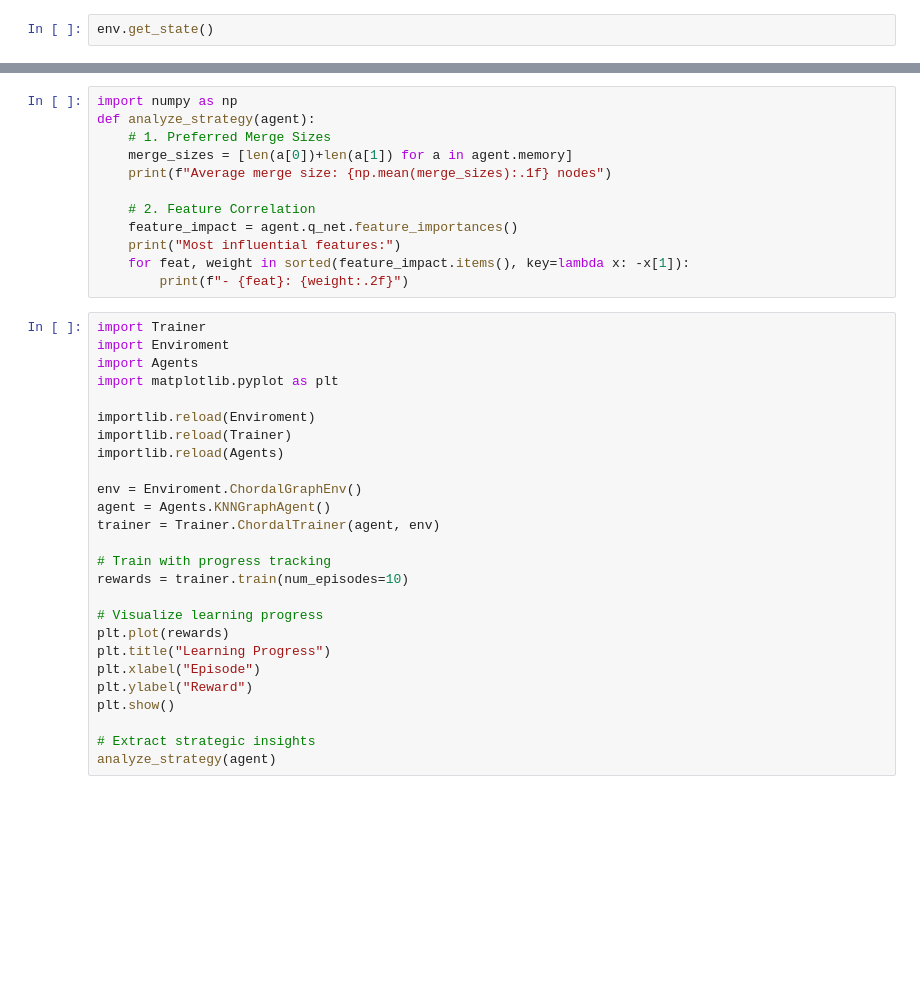
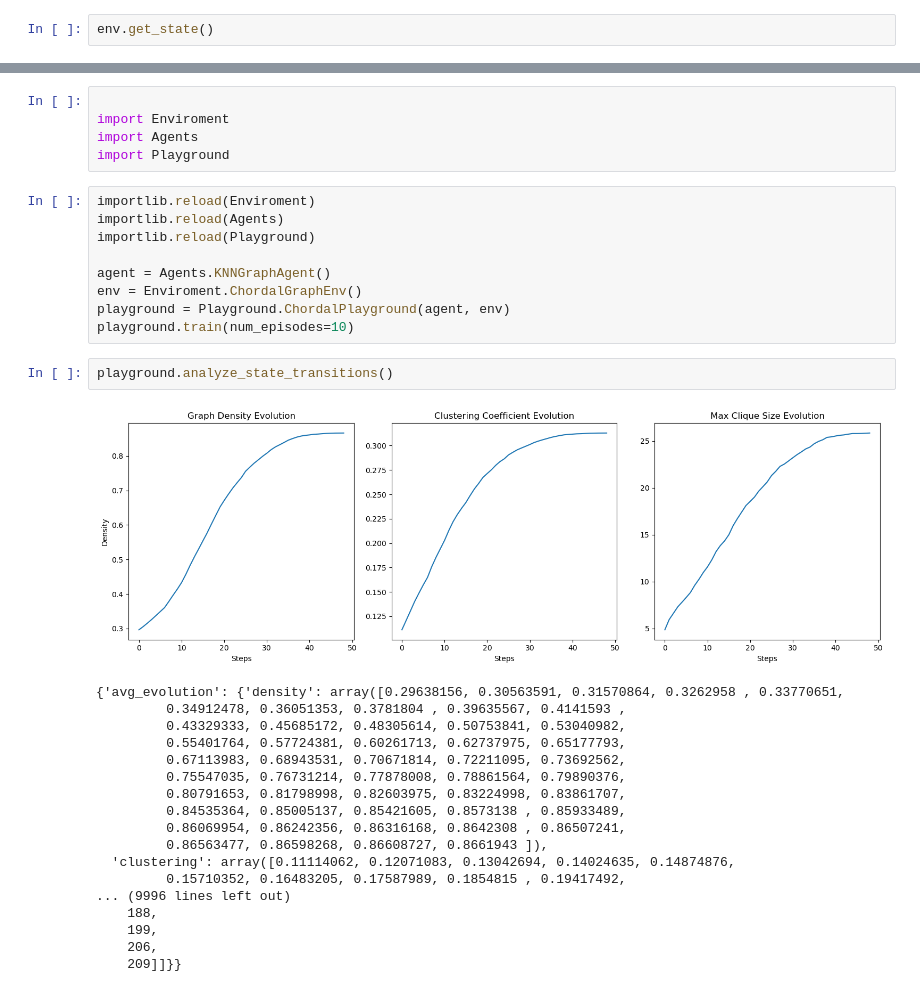
Before and after one commit to FibonAdithya/NetFaCE, a Jupyter notebook: Reinforcement Learning/Testing.ipynb, the cells around one changed output, grey strips where cells are left out. Cells and saved outputs as stored; diff of their text form; blank space fills up the shorter version.

```diff
--- a/Reinforcement Learning/Testing.ipynb
+++ b/Reinforcement Learning/Testing.ipynb
@@ -35,38 +105,35 @@ env.valid_clique_merges()
-# %%
-import numpy as np
-def analyze_strategy(agent):
-    # 1. Preferred Merge Sizes
-    merge_sizes = [len(a[0])+len(a[1]) for a in agent.memory]
-    print(f"Average merge size: {np.mean(merge_sizes):.1f} nodes")
-
-    # 2. Feature Correlation
-    feature_impact = agent.q_net.feature_importances()
-    print("Most influential features:")
-    for feat, weight in sorted(feature_impact.items(), key=lambda x: -x[1]):
-        print(f"- {feat}: {weight:.2f}")
-# %%
-import Trainer
-import Enviroment
-import Agents
-import matplotlib.pyplot as plt
-
-importlib.reload(Enviroment)
-importlib.reload(Trainer)
-importlib.reload(Agents)
-
-env = Enviroment.ChordalGraphEnv()
-agent = Agents.KNNGraphAgent()
-trainer = Trainer.ChordalTrainer(agent, env)
-
-# Train with progress tracking
-rewards = trainer.train(num_episodes=10)
-
-# Visualize learning progress
-plt.plot(rewards)
-plt.title("Learning Progress")
-plt.xlabel("Episode")
-plt.ylabel("Reward")
-plt.show()
-
-# Extract strategic insights
-analyze_strategy(agent)
+# %%
+
+import Enviroment
+import Agents
+import Playground
+# %%
+importlib.reload(Enviroment)
+importlib.reload(Agents)
+importlib.reload(Playground)
+
+agent = Agents.KNNGraphAgent()
+env = Enviroment.ChordalGraphEnv()
+playground = Playground.ChordalPlayground(agent, env)
+playground.train(num_episodes=10)
+# %%
+playground.analyze_state_transitions()
+# %% [output]
+[figure, added]
+{'avg_evolution': {'density': array([0.29638156, 0.30563591, 0.31570864, 0.3262958 , 0.33770651,
+         0.34912478, 0.36051353, 0.3781804 , 0.39635567, 0.4141593 ,
+         0.43329333, 0.45685172, 0.48305614, 0.50753841, 0.53040982,
+         0.55401764, 0.57724381, 0.60261713, 0.62737975, 0.65177793,
+         0.67113983, 0.68943531, 0.70671814, 0.72211095, 0.73692562,
+         0.75547035, 0.76731214, 0.77878008, 0.78861564, 0.79890376,
+         0.80791653, 0.81798998, 0.82603975, 0.83224998, 0.83861707,
+         0.84535364, 0.85005137, 0.85421605, 0.8573138 , 0.85933489,
+         0.86069954, 0.86242356, 0.86316168, 0.8642308 , 0.86507241,
+         0.86563477, 0.86598268, 0.86608727, 0.8661943 ]),
+  'clustering': array([0.11114062, 0.12071083, 0.13042694, 0.14024635, 0.14874876,
+         0.15710352, 0.16483205, 0.17587989, 0.1854815 , 0.19417492,
+... (9996 lines left out)
+    188,
+    199,
+    206,
+    209]]}}
```
Also changed, not shown: parts of 3 cells of this notebook, 5 other files.
